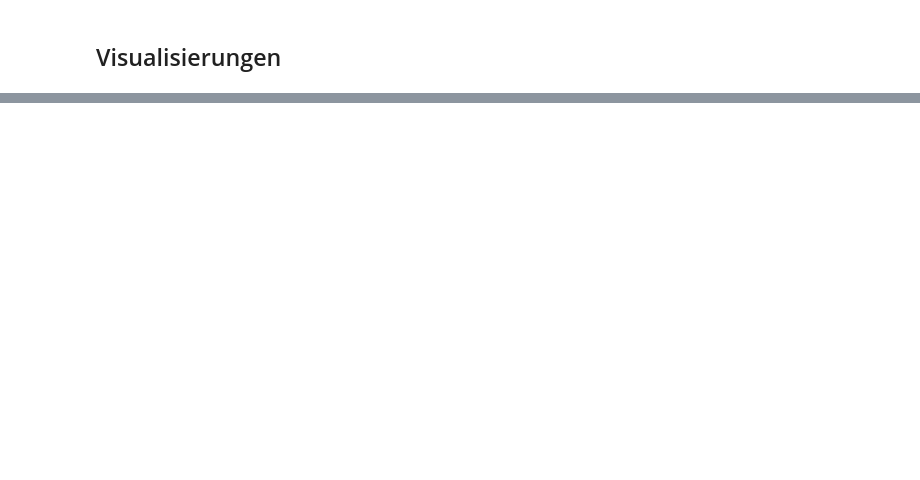
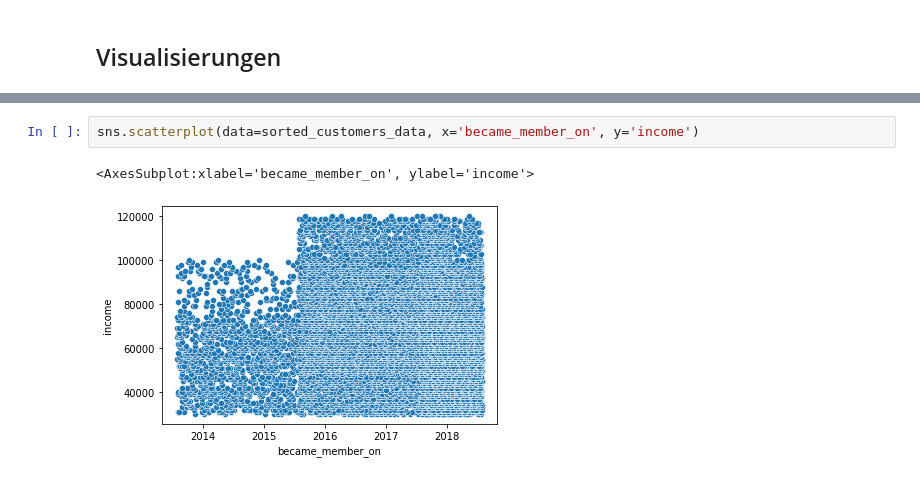
Before and after one commit to alexblang/crm, a Jupyter notebook: aufgabe_1_overview.ipynb, the cells around one changed output, grey strips where cells are left out. Cells and saved outputs as stored; diff of their text form; blank space fills up the shorter version.

```diff
--- a/aufgabe_1_overview.ipynb
+++ b/aufgabe_1_overview.ipynb
@@ -383,0 +519,5 @@ KeyboardInterrupt:
+# %%
+sns.scatterplot(data=sorted_customers_data, x='became_member_on', y='income')
+# %% [output]
+<AxesSubplot:xlabel='became_member_on', ylabel='income'>
+[figure, added]
```
Also changed, not shown: parts of 21 cells of this notebook.
